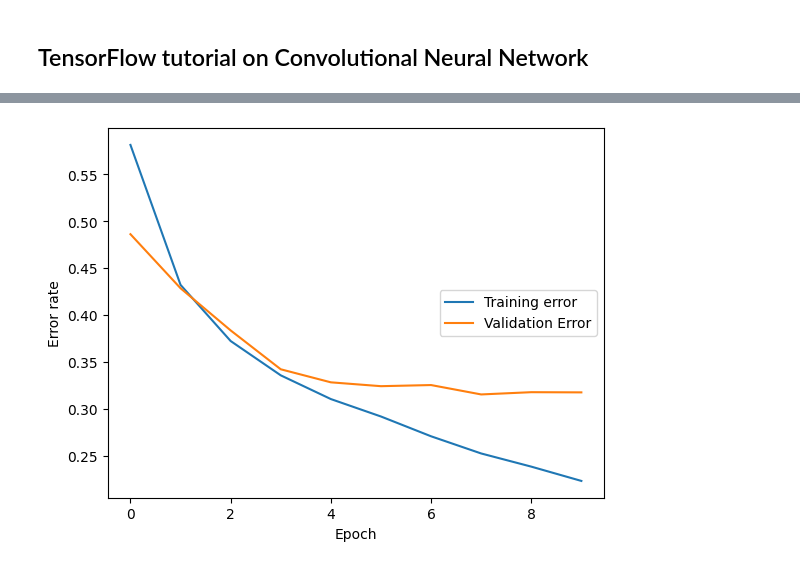
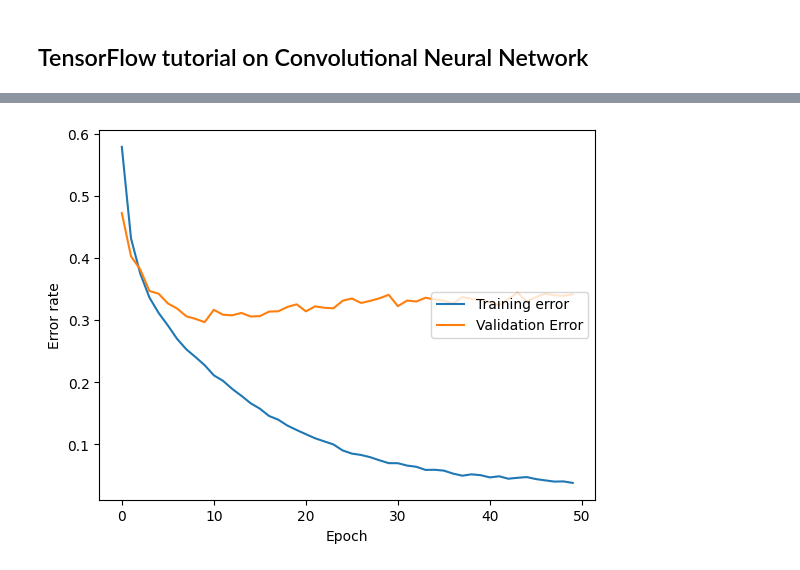
Before and after one commit to mingyushi359/CS178-CIFAR-10-Classification, a Jupyter notebook: 178_project.ipynb, the cells around one changed output, grey strips where cells are left out. Drawn from its saved outputs; the diff is of its cells as text; code cells hidden in the pictures.

Commit message:
Explored cnn's epoch parameter and added learning curve

```diff
--- a/178_project.ipynb
+++ b/178_project.ipynb
@@ -533,9 +533,19 @@ cnn_train = X_train_original.reshape(-1,3,32,32).transpose(0,2,3,1).astype('floa
 cnn_val = X_val_original.reshape(-1,3,32,32).transpose(0,2,3,1).astype('float32') / 255.0
 cnn_test = X_test_original.reshape(-1,3,32,32).transpose(0,2,3,1).astype('float32') / 255.0
 # %%
-model = models.Sequential()
-model.add(layers.Conv2D(32, (3, 3), activation='relu', input_shape=(32, 32, 3)))
-model.add(layers.MaxPooling2D((2, 2)))
-model.add(layers.Conv2D(64, (3, 3), activation='relu'))
-model.add(layers.MaxPooling2D((2, 2)))
-model.add(layers.Conv2D(64, (3, 3), activation='relu'))
+def build_cnn():
+    model = models.Sequential()
+    model.add(layers.Conv2D(32, (3, 3), activation='relu', input_shape=(32, 32, 3)))
+    model.add(layers.MaxPooling2D((2, 2)))
+    model.add(layers.Conv2D(64, (3, 3), activation='relu'))
+    model.add(layers.MaxPooling2D((2, 2)))
+    model.add(layers.Conv2D(64, (3, 3), activation='relu'))
+    model.add(layers.Flatten())
+    model.add(layers.Dense(64, activation='relu'))
+    model.add(layers.Dense(10))
+
+    model.compile(optimizer='adam',
+              loss=tf.keras.losses.SparseCategoricalCrossentropy(from_logits=True),
+              metrics=['accuracy'])
+
+    return model
@@ -572,8 +554,5 @@ Model: "sequential"
 # %%
-model.compile(optimizer='adam',
-              loss=tf.keras.losses.SparseCategoricalCrossentropy(from_logits=True),
-              metrics=['accuracy'])
-
-history = model.fit(cnn_train, y_train, epochs=10,
+model = build_cnn()
+history = model.fit(cnn_train, y_train, epochs=50,
                     validation_data=(cnn_val, y_val))
 # %% [output]
@@ -610,11 +576,11 @@ plt.legend(loc='lower right')
 # %%
-err = [1 - i for i in history.history['accuracy']]
-val_err = [1 - i for i in history.history['val_accuracy']]
+err = np.array([1 - i for i in history.history['accuracy']])
+val_err = np.array([1 - i for i in history.history['val_accuracy']])
 plt.plot(err, label='Training error')
 plt.plot(val_err, label = 'Validation Error')
 plt.xlabel('Epoch')
 plt.ylabel('Error rate')
 plt.legend(loc='right')
 plt.show()
 # %% [output]
-[figure, old version]
+[figure, new version]
```
Also changed, not shown: parts of 10 cells of this notebook.
